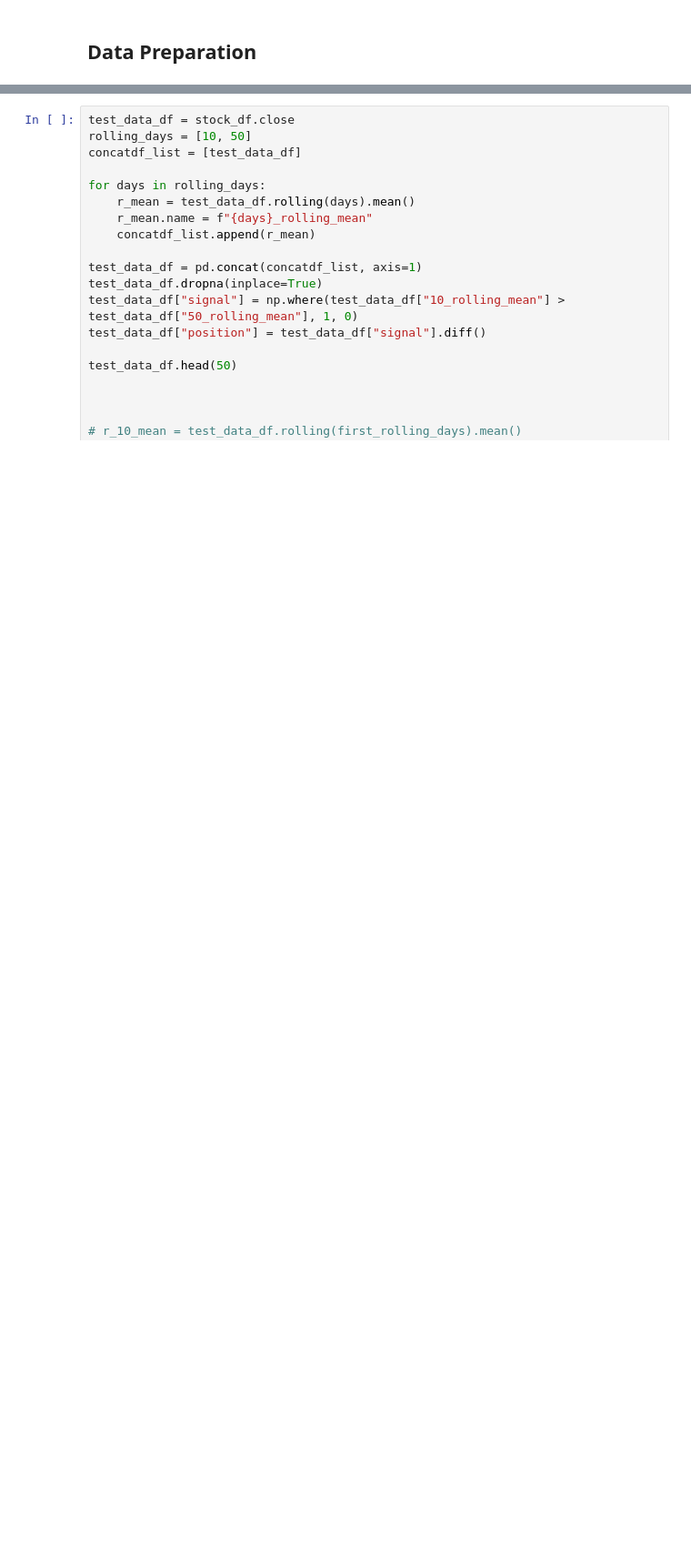
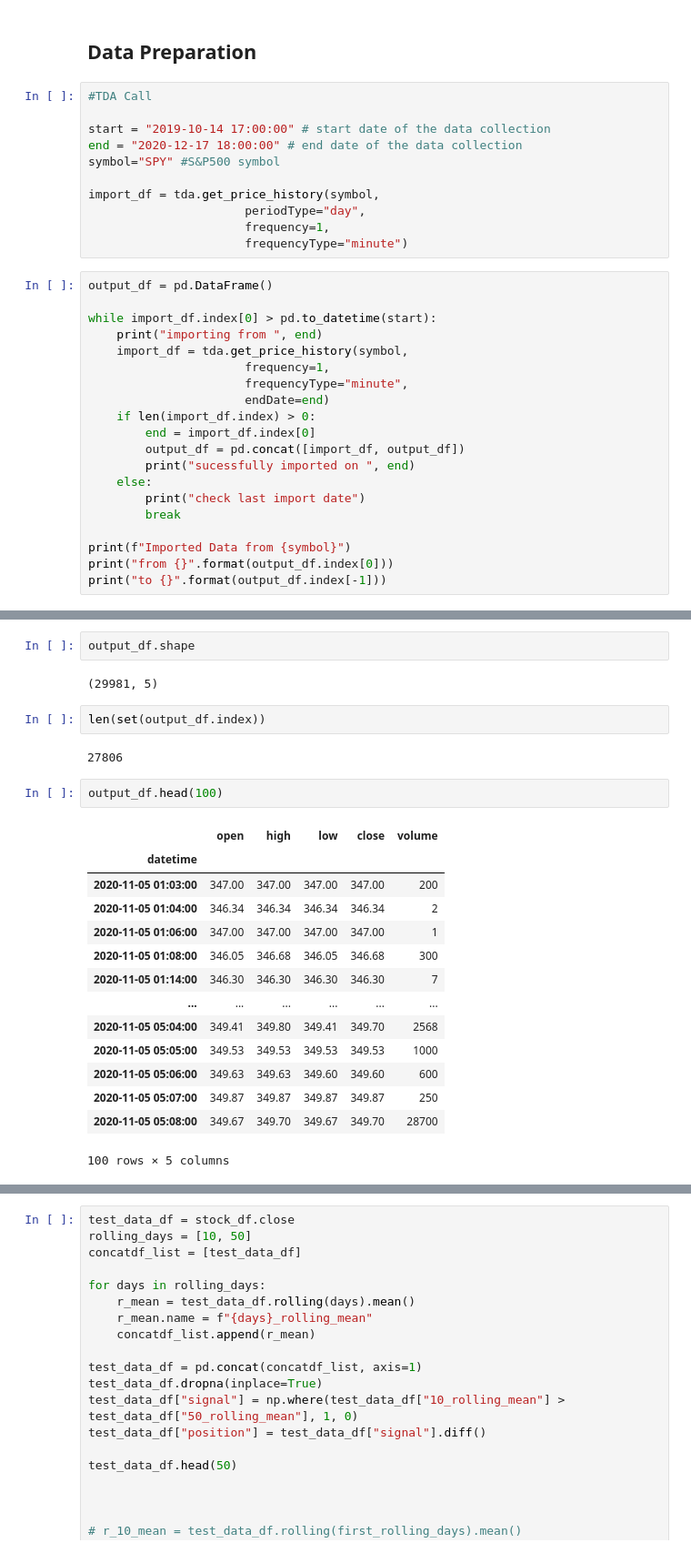
Before and after one commit to yunghanjeong/fitsnbits, a Jupyter notebook: notebooks/arima_auto_model.ipynb, the cells around one changed output, grey strips where cells are left out. Shown at 91% size. Cells and saved outputs as stored; diff of their text form; blank space fills up the shorter version.

```diff
--- a/notebooks/arima_auto_model.ipynb
+++ b/notebooks/arima_auto_model.ipynb
@@ -23,3 +29,34 @@ import matplotlib.pyplot as plt
 %matplotlib inline
 # %% [markdown]
 ## Data Preparation
+# %%
+#TDA Call
+
+start = "2019-10-14 17:00:00" # start date of the data collection
+end = "2020-12-17 18:00:00" # end date of the data collection
+symbol="SPY" #S&P500 symbol
+
+import_df = tda.get_price_history(symbol,
+                      periodType="day",
+                      frequency=1,
+                      frequencyType="minute")
+# %%
+output_df = pd.DataFrame()
+
+while import_df.index[0] > pd.to_datetime(start):
+    print("importing from ", end)
+    import_df = tda.get_price_history(symbol,
+                      frequency=1,
+                      frequencyType="minute",
+                      endDate=end)
+    if len(import_df.index) > 0:
+        end = import_df.index[0]
+        output_df = pd.concat([import_df, output_df])
+        print("sucessfully imported on ", end)
+    else:
+        print("check last import date")
+        break
+
+print(f"Imported Data from {symbol}")
+print("from {}".format(output_df.index[0]))
+print("to {}".format(output_df.index[-1]))
@@ -25,0 +78,25 @@ import matplotlib.pyplot as plt
+# %%
+output_df.shape
+# %% [output]
+(29981, 5)
+# %%
+len(set(output_df.index))
+# %% [output]
+27806
+# %%
+output_df.head(100)
+# %% [output]
+|  | open | high | low | close | volume |
+| datetime |  |  |  |  |  |
+| 2020-11-05 01:03:00 | 347.00 | 347.00 | 347.00 | 347.00 | 200 |
+| 2020-11-05 01:04:00 | 346.34 | 346.34 | 346.34 | 346.34 | 2 |
+| 2020-11-05 01:06:00 | 347.00 | 347.00 | 347.00 | 347.00 | 1 |
+| 2020-11-05 01:08:00 | 346.05 | 346.68 | 346.05 | 346.68 | 300 |
+| 2020-11-05 01:14:00 | 346.30 | 346.30 | 346.30 | 346.30 | 7 |
+| ... | ... | ... | ... | ... | ... |
+| 2020-11-05 05:04:00 | 349.41 | 349.80 | 349.41 | 349.70 | 2568 |
+| 2020-11-05 05:05:00 | 349.53 | 349.53 | 349.53 | 349.53 | 1000 |
+| 2020-11-05 05:06:00 | 349.63 | 349.63 | 349.60 | 349.60 | 600 |
+| 2020-11-05 05:07:00 | 349.87 | 349.87 | 349.87 | 349.87 | 250 |
+| 2020-11-05 05:08:00 | 349.67 | 349.70 | 349.67 | 349.70 | 28700 |
+100 rows × 5 columns
```
Also changed, not shown: parts of 31 cells of this notebook, 15 other files.
